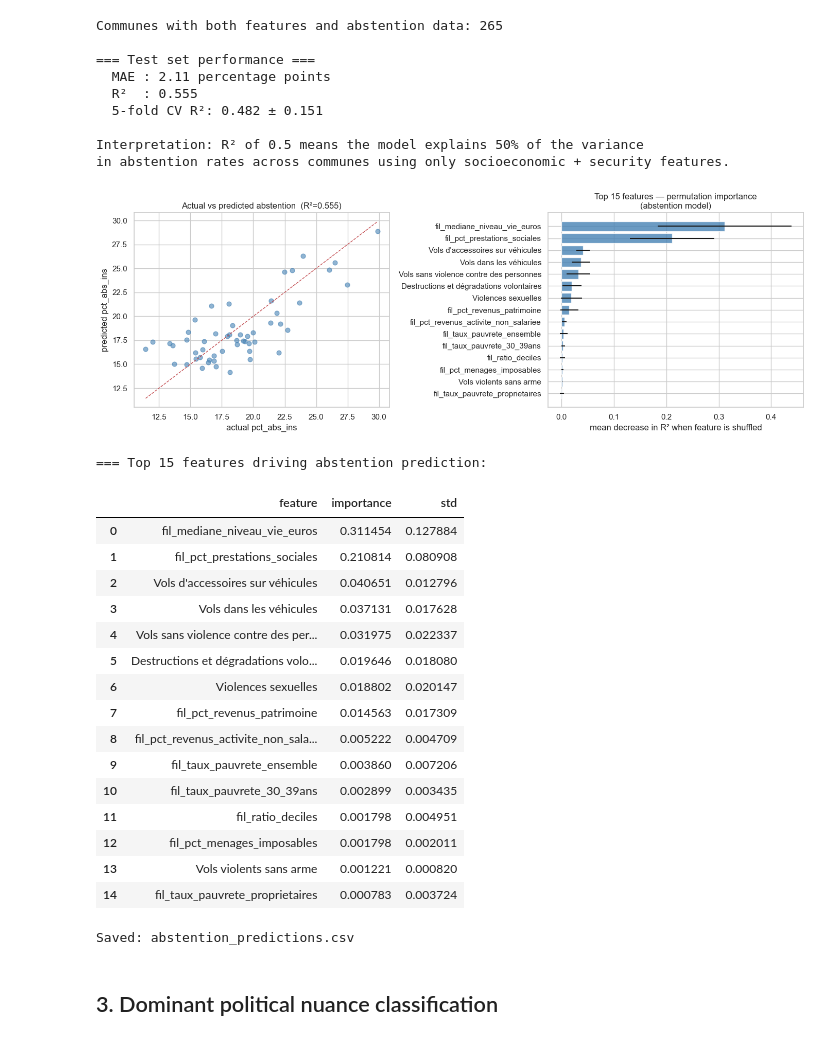
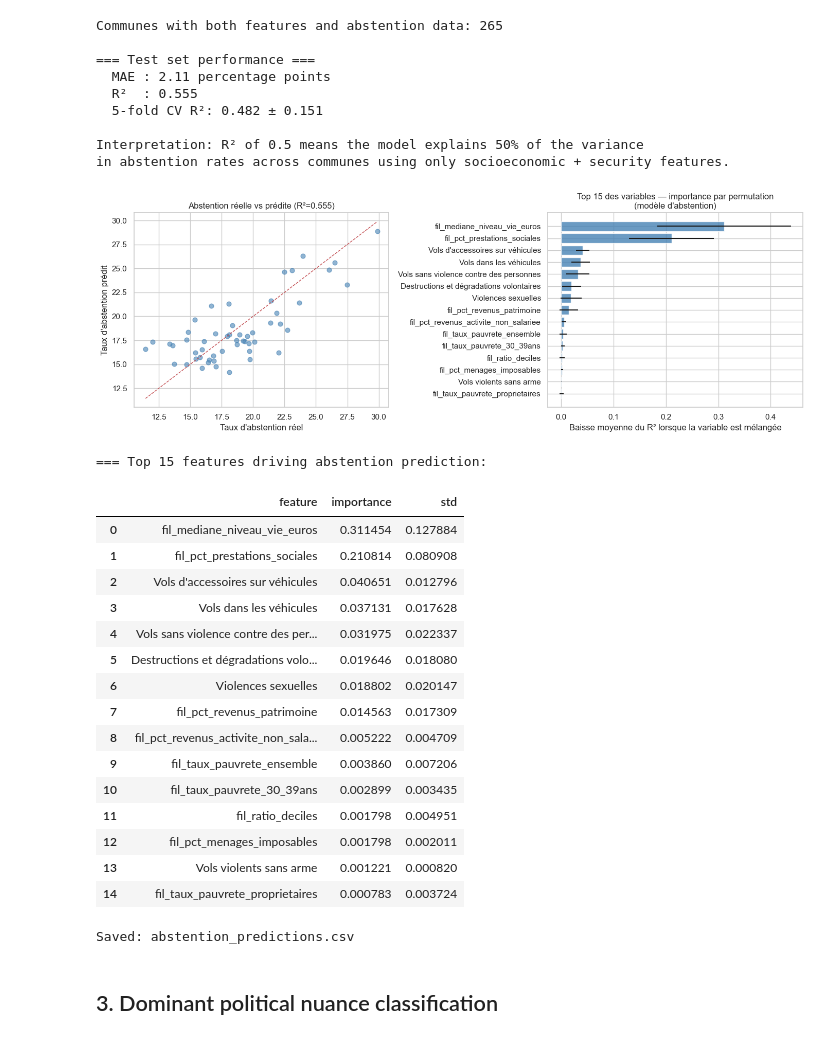
Before and after one commit to Albatross-MSPR/election-presidentielle, a Jupyter notebook: src/ml/commune_model/commune_ml.ipynb, the cells around one changed output. Drawn from its saved outputs; the diff is of its cells as text; code cells hidden in the pictures.

```diff
--- a/src/ml/commune_model/commune_ml.ipynb
+++ b/src/ml/commune_model/commune_ml.ipynb
@@ -475,44 +475,43 @@ fig, axes = plt.subplots(1, 2, figsize=(14, 5))
 
 axes[0].scatter(y_test, y_pred, alpha=0.6, color="steelblue", s=40)
 lims = [min(y_test.min(), y_pred.min()), max(y_test.max(), y_pred.max())]
 axes[0].plot(lims, lims, "r--", linewidth=1)
-axes[0].set_title(f"Actual vs predicted abstention  (R²={r2:.3f})")
-axes[0].set_xlabel("actual pct_abs_ins")
-axes[0].set_ylabel("predicted pct_abs_ins")
+axes[0].set_title(f"Abstention réelle vs prédite (R²={r2:.3f})")
+axes[0].set_xlabel("Taux d'abstention réel")
+axes[0].set_ylabel("Taux d'abstention prédit")
 
 # Feature importance
 perm_imp = permutation_importance(gbr, Xte_reg, y_test, n_repeats=20, random_state=42)
 imp_df = (
     pd.DataFrame({"feature": feature_cols,
                   "importance": perm_imp.importances_mean,
                   "std": perm_imp.importances_std})
     .sort_values("importance", ascending=False).head(15)
 )
 
 axes[1].barh(imp_df["feature"][::-1], imp_df["importance"][::-1],
              xerr=imp_df["std"][::-1], color="steelblue", alpha=0.8)
-axes[1].set_title("Top 15 features — permutation importance\n(abstention model)")
-axes[1].set_xlabel("mean decrease in R² when feature is shuffled")
+axes[1].set_title("Top 15 des variables — importance par permutation\n(modèle d'abstention)")
+axes[1].set_xlabel("Baisse moyenne du R² lorsque la variable est mélangée")
 
 plt.tight_layout()
 plt.show()
 
 print("=== Top 15 features driving abstention prediction:")
 display(imp_df[["feature","importance","std"]].reset_index(drop=True))
 
-# Save predictions
-reg_df["predicted_abstention"] = Pipeline([
+# Save fitted predictions for the commune profile export
+reg_model = Pipeline([
     ("sc", StandardScaler()),
     ("gbr", GradientBoostingRegressor(n_estimators=300, learning_rate=0.05,
                                        max_depth=3, subsample=0.8, random_state=42))
-]).fit(X_reg, y_reg).predict(
-    StandardScaler().fit_transform(X_reg)
-)
+])
+reg_df["predicted_abstention"] = reg_model.fit(X_reg, y_reg).predict(X_reg)
 reg_df[["id_commune","pct_abs_ins","predicted_abstention"]].to_csv(
     OUTPUT_DIR / "abstention_predictions.csv", index=False)
 print("\nSaved: abstention_predictions.csv")
 # %% [output]
-[figure, old version]
+[figure, new version]
 === Top 15 features driving abstention prediction:
 |  | feature | importance | std |
 | 0 | fil_mediane_niveau_vie_euros | 0.311454 | 0.127884 |
```
Also changed, not shown: parts of 5 cells of this notebook, 32 other files.
